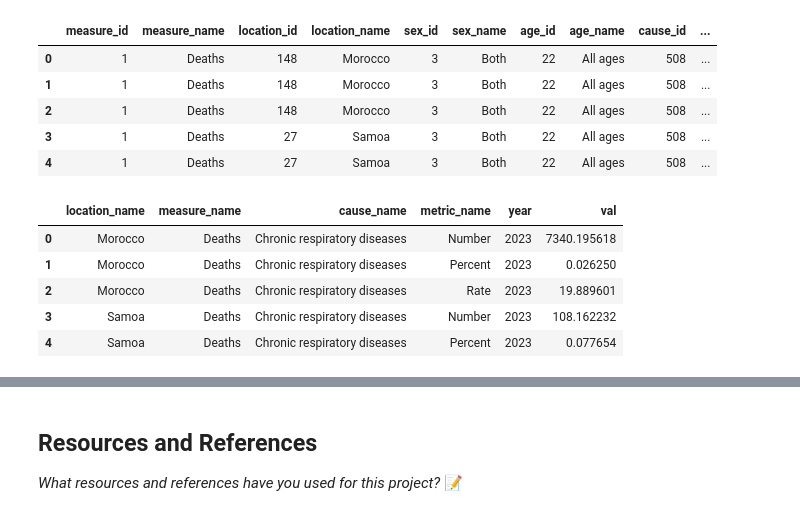
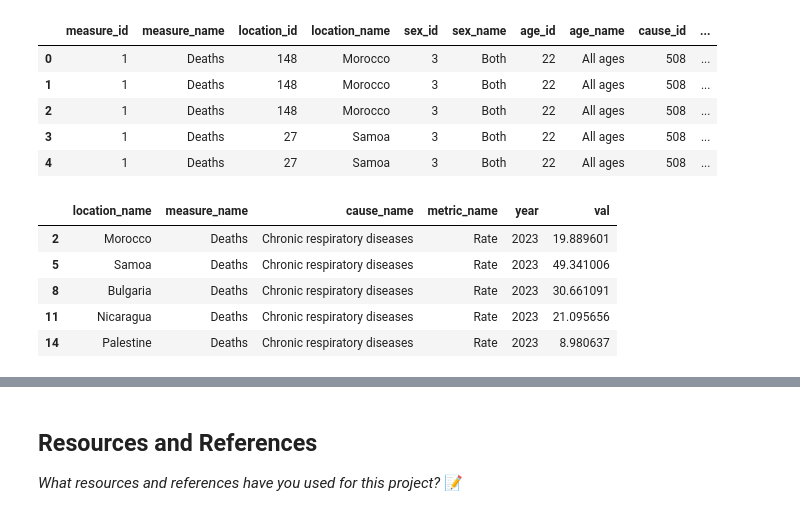
Before and after one commit to IT4063C001-Fall2025/final-project-iselekp, a Jupyter notebook: source.ipynb, the cells around one changed output, grey strips where cells are left out. Cells and saved outputs as stored; diff of their text form; code cells hidden in the pictures.

```diff
--- a/source.ipynb
+++ b/source.ipynb
@@ -139,12 +156,13 @@ chronic_lung_df.head(5)
 | 3 | 1 | Deaths | 27 | Samoa | 3 | Both | 22 | All ages | 508 | ... |
 | 4 | 1 | Deaths | 27 | Samoa | 3 | Both | 22 | All ages | 508 | ... |
 # %%
-chronic_lung_df = chronic_lung_df[['location_name', 'measure_name', 'cause_name', 'metric_name', 'year', 'val']]
-chronic_lung_df.head(5)
+chronic_lung_death_rate_df = chronic_lung_df[chronic_lung_df['metric_name']=='Rate']
+chronic_lung_death_rate_df = chronic_lung_death_rate_df[['location_name', 'measure_name', 'cause_name', 'metric_name', 'year', 'val']]
+chronic_lung_death_rate_df.head(5)
 # %% [output]
 |  | location_name | measure_name | cause_name | metric_name | year | val |
-| 0 | Morocco | Deaths | Chronic respiratory diseases | Number | 2023 | 7340.195618 |
-| 1 | Morocco | Deaths | Chronic respiratory diseases | Percent | 2023 | 0.026250 |
 | 2 | Morocco | Deaths | Chronic respiratory diseases | Rate | 2023 | 19.889601 |
-| 3 | Samoa | Deaths | Chronic respiratory diseases | Number | 2023 | 108.162232 |
-| 4 | Samoa | Deaths | Chronic respiratory diseases | Percent | 2023 | 0.077654 |
+| 5 | Samoa | Deaths | Chronic respiratory diseases | Rate | 2023 | 49.341006 |
+| 8 | Bulgaria | Deaths | Chronic respiratory diseases | Rate | 2023 | 30.661091 |
+| 11 | Nicaragua | Deaths | Chronic respiratory diseases | Rate | 2023 | 21.095656 |
+| 14 | Palestine | Deaths | Chronic respiratory diseases | Rate | 2023 | 8.980637 |
```
Also changed, not shown: parts of 9 cells of this notebook.
